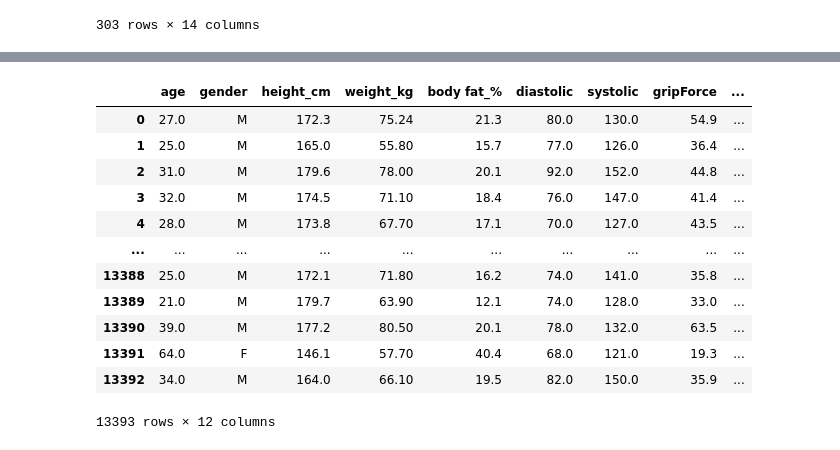
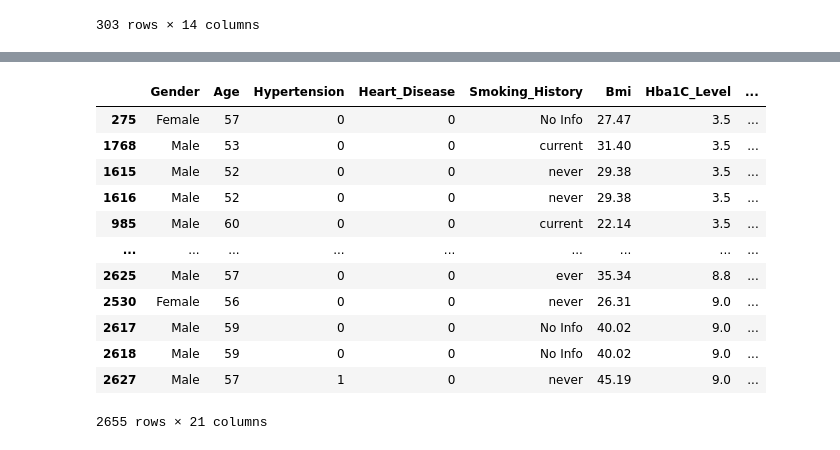
Before and after one commit to VishalRavichandran27/hds5210-2023, a Jupyter notebook: final/final.ipynb, the cells around one changed output, grey strips where cells are left out. Saved outputs shown, nothing was run; the diff lists cells and outputs as text; code cells hidden in the pictures.

```diff
--- a/final/final.ipynb
+++ b/final/final.ipynb
@@ -162,19 +167,17 @@ See the caveats in the documentation: https://pandas.pydata.org/pandas-docs/stab
 # %%
 diabetes = diabetes.merge(heart, how = 'inner', on = ['Age','Gender', 'Diabetes', 'Heart_Disease']).sort_values(by = 'Hba1C_Level')
+diabetes
+# %% [output]
+|  | Gender | Age | Hypertension | Heart_Disease | Smoking_History | Bmi | Hba1C_Level | ... |
+| 275 | Female | 57 | 0 | 0 | No Info | 27.47 | 3.5 | ... |
+| 1768 | Male | 53 | 0 | 0 | current | 31.40 | 3.5 | ... |
+| 1615 | Male | 52 | 0 | 0 | never | 29.38 | 3.5 | ... |
+| 1616 | Male | 52 | 0 | 0 | never | 29.38 | 3.5 | ... |
+| 985 | Male | 60 | 0 | 0 | current | 22.14 | 3.5 | ... |
+| ... | ... | ... | ... | ... | ... | ... | ... | ... |
+| 2625 | Male | 57 | 0 | 0 | ever | 35.34 | 8.8 | ... |
+| 2530 | Female | 56 | 0 | 0 | never | 26.31 | 9.0 | ... |
+| 2617 | Male | 59 | 0 | 0 | No Info | 40.02 | 9.0 | ... |
+| 2618 | Male | 59 | 0 | 0 | No Info | 40.02 | 9.0 | ... |
+| 2627 | Male | 57 | 1 | 0 | never | 45.19 | 9.0 | ... |
+2655 rows × 21 columns
-# %%
-body_Performance = pd.read_csv('bodyPerformance.csv')
-body_Performance
-# %% [output]
-|  | age | gender | height_cm | weight_kg | body fat_% | diastolic | systolic | gripForce | ... |
-| 0 | 27.0 | M | 172.3 | 75.24 | 21.3 | 80.0 | 130.0 | 54.9 | ... |
-| 1 | 25.0 | M | 165.0 | 55.80 | 15.7 | 77.0 | 126.0 | 36.4 | ... |
-| 2 | 31.0 | M | 179.6 | 78.00 | 20.1 | 92.0 | 152.0 | 44.8 | ... |
-| 3 | 32.0 | M | 174.5 | 71.10 | 18.4 | 76.0 | 147.0 | 41.4 | ... |
-| 4 | 28.0 | M | 173.8 | 67.70 | 17.1 | 70.0 | 127.0 | 43.5 | ... |
-| ... | ... | ... | ... | ... | ... | ... | ... | ... | ... |
-| 13388 | 25.0 | M | 172.1 | 71.80 | 16.2 | 74.0 | 141.0 | 35.8 | ... |
-| 13389 | 21.0 | M | 179.7 | 63.90 | 12.1 | 74.0 | 128.0 | 33.0 | ... |
-| 13390 | 39.0 | M | 177.2 | 80.50 | 20.1 | 78.0 | 132.0 | 63.5 | ... |
-| 13391 | 64.0 | F | 146.1 | 57.70 | 40.4 | 68.0 | 121.0 | 19.3 | ... |
-| 13392 | 34.0 | M | 164.0 | 66.10 | 19.5 | 82.0 | 150.0 | 35.9 | ... |
-13393 rows × 12 columns
```
Also changed, not shown: parts of 11 cells of this notebook.
